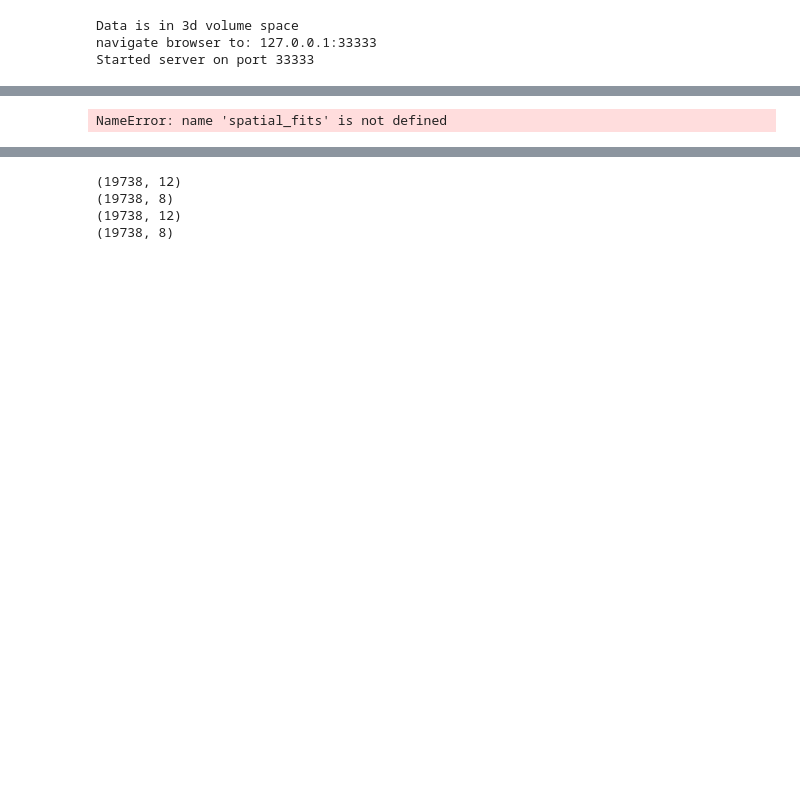
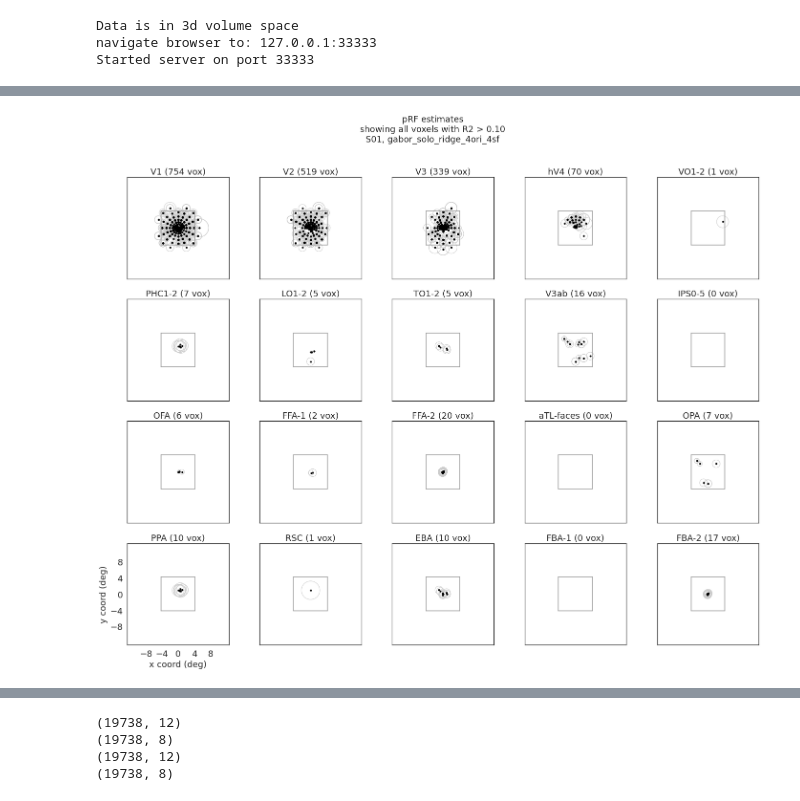
Before and after one commit to mmhenderson/modfit, a Jupyter notebook: notebooks/plot_results/plot_gabor_model.ipynb, the cells around one changed output, grey strips where cells are left out. Saved outputs shown, nothing was run; the diff lists cells and outputs as text; code cells hidden in the pictures; blank space fills up the shorter version.

```diff
--- a/notebooks/plot_results/plot_gabor_model.ipynb
+++ b/notebooks/plot_results/plot_gabor_model.ipynb
@@ -72,7 +91,8 @@ summary_plots.plot_r2_vs_nc(subject, fitting_type,out, roi_def=roi_def, skip_ind
 # %%
 plot_utils.set_all_font_sizes(fs = 18)
-spatial_fits.plot_spatial_rf_circles(subject, fitting_type,out, cc_cutoff = 0.20, fig_save_folder=fig_save_folder)
+plot_prf_params.plot_spatial_rf_circles(subject, fitting_type,out, roi_def=roi_def, skip_inds=skip_inds, \
+                                        r2_cutoff = 0.10, fig_save_folder=fig_save_folder)
 # %% [output]
-NameError: name 'spatial_fits' is not defined
+[figure, added]
 # %%
 plot_utils.set_all_font_sizes(fs = 18)
```
Also changed, not shown: parts of 61 cells of this notebook, 3 other files.
